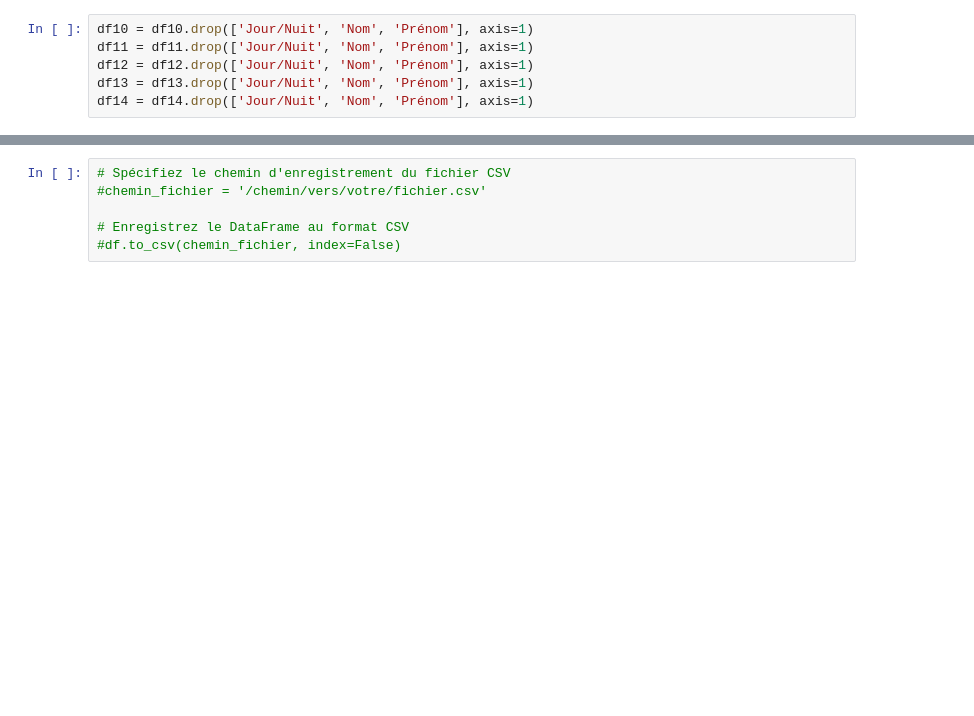
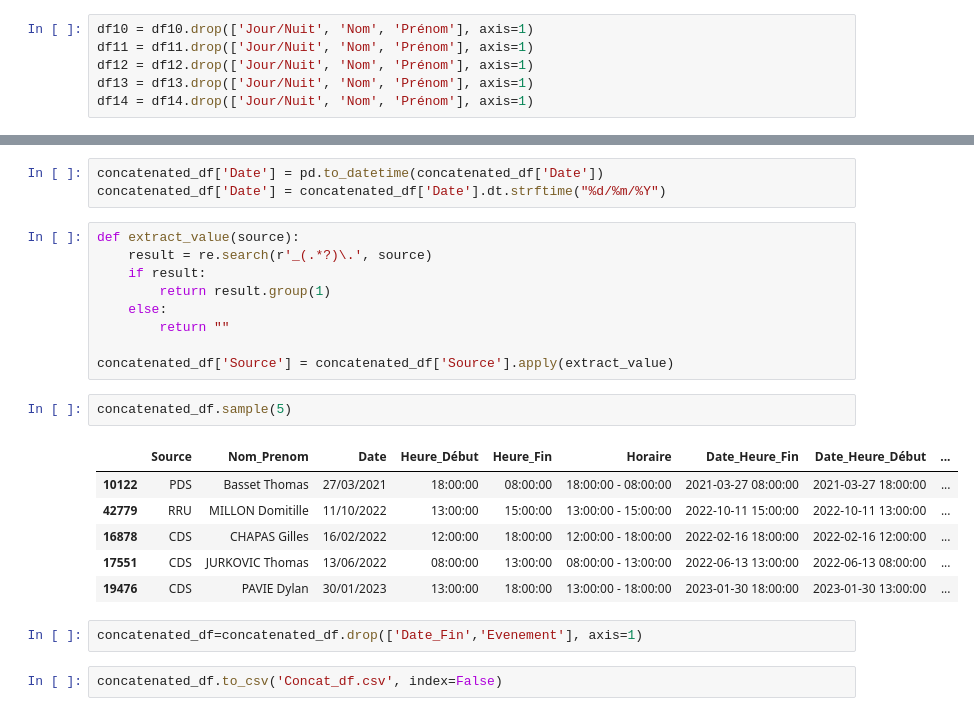
Before and after one commit to DeboraMandon/PoleMed_BDD, a Jupyter notebook: 2_bdd_planning.ipynb, the cells around one changed output, grey strips where cells are left out. Cells and saved outputs as stored; diff of their text form; blank space fills up the shorter version.

```diff
--- a/2_bdd_planning.ipynb
+++ b/2_bdd_planning.ipynb
@@ -207,6 +205,25 @@ concatenated_df.sample(10)
-# %%
-# Spécifiez le chemin d'enregistrement du fichier CSV
-#chemin_fichier = '/chemin/vers/votre/fichier.csv'
-
-# Enregistrez le DataFrame au format CSV
-#df.to_csv(chemin_fichier, index=False)
+# %%
+concatenated_df['Date'] = pd.to_datetime(concatenated_df['Date'])
+concatenated_df['Date'] = concatenated_df['Date'].dt.strftime("%d/%m/%Y")
+# %%
+def extract_value(source):
+    result = re.search(r'_(.*?)\.', source)
+    if result:
+        return result.group(1)
+    else:
+        return ""
+
+concatenated_df['Source'] = concatenated_df['Source'].apply(extract_value)
+# %%
+concatenated_df.sample(5)
+# %% [output]
+|  | Source | Nom_Prenom | Date | Heure_Début | Heure_Fin | Horaire | Date_Heure_Fin | Date_Heure_Début | ... |
+| 10122 | PDS | Basset Thomas | 27/03/2021 | 18:00:00 | 08:00:00 | 18:00:00 - 08:00:00 | 2021-03-27 08:00:00 | 2021-03-27 18:00:00 | ... |
+| 42779 | RRU | MILLON Domitille | 11/10/2022 | 13:00:00 | 15:00:00 | 13:00:00 - 15:00:00 | 2022-10-11 15:00:00 | 2022-10-11 13:00:00 | ... |
+| 16878 | CDS | CHAPAS Gilles | 16/02/2022 | 12:00:00 | 18:00:00 | 12:00:00 - 18:00:00 | 2022-02-16 18:00:00 | 2022-02-16 12:00:00 | ... |
+| 17551 | CDS | JURKOVIC Thomas | 13/06/2022 | 08:00:00 | 13:00:00 | 08:00:00 - 13:00:00 | 2022-06-13 13:00:00 | 2022-06-13 08:00:00 | ... |
+| 19476 | CDS | PAVIE Dylan | 30/01/2023 | 13:00:00 | 18:00:00 | 13:00:00 - 18:00:00 | 2023-01-30 18:00:00 | 2023-01-30 13:00:00 | ... |
+# %%
+concatenated_df=concatenated_df.drop(['Date_Fin','Evenement'], axis=1)
+# %%
+concatenated_df.to_csv('Concat_df.csv', index=False)
```
Also changed, not shown: parts of 22 cells of this notebook.
